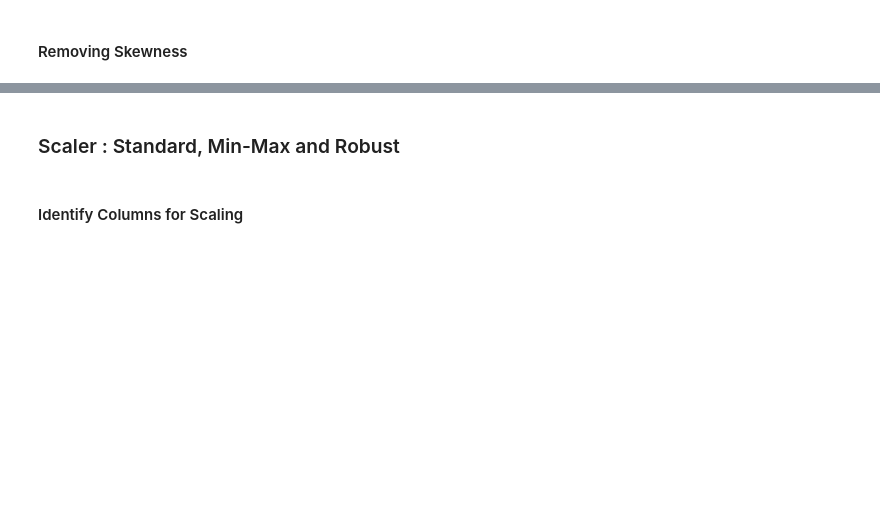
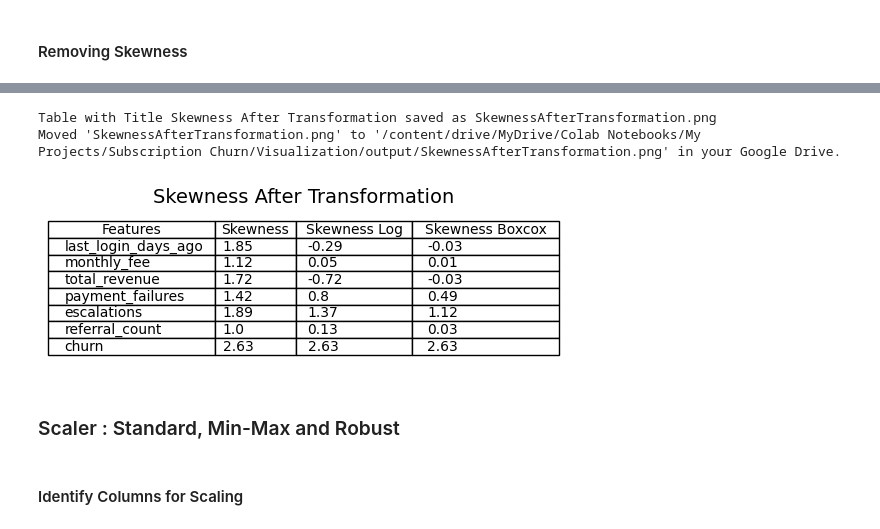
Before and after one commit to tsbawa61/Machine-Learning, a Jupyter notebook: FinalChurn.ipynb, the cells around one changed output, grey strips where cells are left out. Cells and saved outputs as stored; diff of their text form; code cells hidden in the pictures; blank space fills up the shorter version.

```diff
--- a/FinalChurn.ipynb
+++ b/FinalChurn.ipynb
@@ -131,7 +138,7 @@ def modelPerformance(y_true, predictions) :
   print(f"Accuracy: {accuracy_score(y_true, predictions)}")
 
 
-def tableToImage(df, titleV, widthFig=8, height_Fig=4, destination_folder=None, image_file=None):
+def tableToImage(df, titleV, widthFig=8, height_Fig=4, decimal_places=None, destination_folder=None, image_file=None):
   """
     Converts Tabular Information into an Image
   """
@@ -150,6 +157,10 @@ def tableToImage(df, titleV, widthFig=8, height_Fig=4, destination_folder=None,
   ax.axis('off')
   ax.axis('tight')
 
+  if decimal_places is not None:
+    df = df.round(decimal_places)
+
+  # Create a table
   # Create the table and add it to the axes
   table = ax.table(cellText=df.values,
                   colLabels=df.columns,
@@ -166,9 +177,11 @@ def tableToImage(df, titleV, widthFig=8, height_Fig=4, destination_folder=None,
   fig.tight_layout()
 
   # Save the figure as an image
-
+  import re
   if image_file is None:
-    image_file = titleV.replace(" ", "") + ".png"
+    image_file = titleV.replace(" ", "")
+    # [^a-zA-Z0-9] means "anything that is NOT a letter or number"
+    image_file = re.sub(r'[^a-zA-Z0-9]', '', image_file) + ".png"
 
   # Save the figure to an image file before displaying it
   plt.savefig(image_file, bbox_inches='tight', dpi=300)
@@ -1041,0 +1545,8 @@ print("\nColumns with High Skewness\n",round(filtered_skew_values_H,2))
+# %%
+# Code to create the DataFrame for High Skewness
+df_high_skewness = filtered_skew_values_H.reset_index()
+df_high_skewness.columns = ['Features', 'Skewness']
+
+print("DataFrame for High Skewness:")
+display(df_high_skewness)
+displayDFsummary(df_high_skewness, 'df_high_skewness')
@@ -1042,2 +1576,20 @@ print("\nColumns with High Skewness\n",round(filtered_skew_values_H,2))
 # %% [markdown]
 ####  Removing Skewness
+# %%
+df_skew_tmp = pd.DataFrame()
+feature_skewness_considered = df_high_skewness['Features'].to_list()
+feature_skewness_considered
+# %%
+list_skew_log=[]
+list_skew_boxcox=[]
+for l in feature_skewness_considered:
+  print(l)
+  df_skew_tmp[l+'_log'] = np.log1p(df[l]) # log1p handles log(0) by adding 1 automatically
+  df_skew_tmp[l+'_boxcox'], _ = stats.boxcox(df[l] + 1) ## Box-Cox: Requires data to be strictly positive (\(>0\)).
+
+  print(f"Skewness of Original            {l} : {df[l].skew():.2f}")
+  print(f"Skewness of Log Transformed     {l}: {df_skew_tmp[l+'_log'].skew():.2f})")
+  print(f"Skewness of Boxcox Transformed  {l}: {df_skew_tmp[l+'_boxcox'].skew():.2f})\n")
+
+  list_skew_log.append(df_skew_tmp[l+'_log'].skew())
+  list_skew_boxcox.append(df_skew_tmp[l+'_boxcox'].skew())
@@ -1044,3 +1623,11 @@ print("\nColumns with High Skewness\n",round(filtered_skew_values_H,2))
+# %%
+df_high_skewness['Skewness Log']= list_skew_log
+df_high_skewness['Skewness Boxcox']= list_skew_boxcox
+tableToImage(df_high_skewness,"Skewness After Transformation",2,2,2)
+# %% [output]
+Table with Title Skewness After Transformation saved as SkewnessAfterTransformation.png
+Moved 'SkewnessAfterTransformation.png' to '/content/drive/MyDrive/Colab Notebooks/My Projects/Subscription Churn/Visualization/output/SkewnessAfterTransformation.png' in your Google Drive.
+[figure, added]
 # %%
 # @2. Common Transformation Techniques
 # For removing Skewness
```
Also changed, not shown: parts of 77 cells of this notebook.
